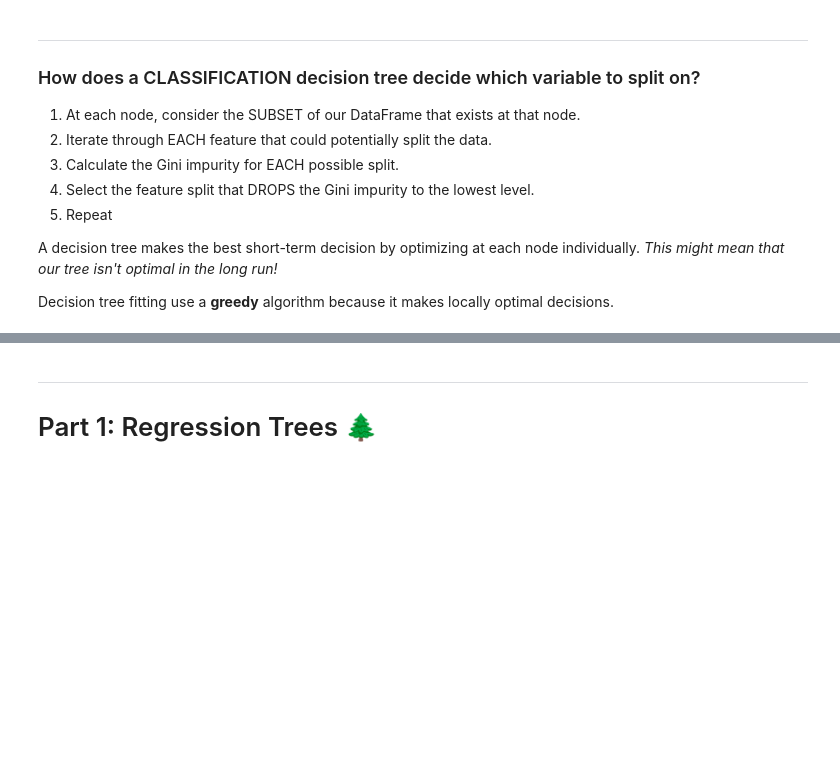
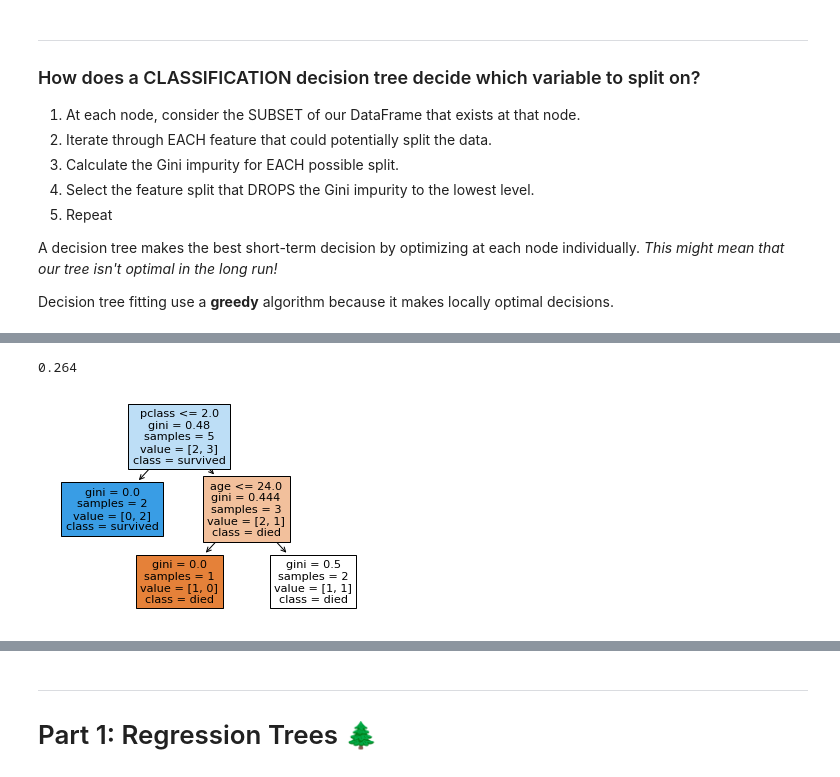
Before and after one commit to jfkoehler/DAT-02-14, a Jupyter notebook: ClassMaterial/Unit3/class_12/decision-trees-starter.ipynb, the cells around one changed output, grey strips where cells are left out. Drawn from its saved outputs; the diff is of its cells as text; code cells hidden in the pictures; blank space fills up the shorter version.

```diff
--- a/ClassMaterial/Unit3/class_12/decision-trees-starter.ipynb
+++ b/ClassMaterial/Unit3/class_12/decision-trees-starter.ipynb
@@ -202,0 +209,2 @@ Decision tree fitting use a **greedy** algorithm because it makes locally optima
+# %%
+titanic = sns.load_dataset('titanic')
@@ -202,0 +234,4 @@ Decision tree fitting use a **greedy** algorithm because it makes locally optima
+# %%
+2/5*0 + 3/5*.44
+# %% [output]
+0.264
@@ -202,0 +240,5 @@ Decision tree fitting use a **greedy** algorithm because it makes locally optima
+# %%
+X = titanic[['pclass', 'age']].head()
+y = titanic['survived'].head()
+# %%
+dtree = DecisionTreeClassifier(max_depth = 2).fit(X, y)
@@ -202,0 +247,4 @@ Decision tree fitting use a **greedy** algorithm because it makes locally optima
+# %%
+plot_tree(dtree, feature_names=X.columns, class_names=['died', 'survived'], filled = True);
+# %% [output]
+[figure, added]
```
Also changed, not shown: parts of 40 cells of this notebook, 16 other files.
